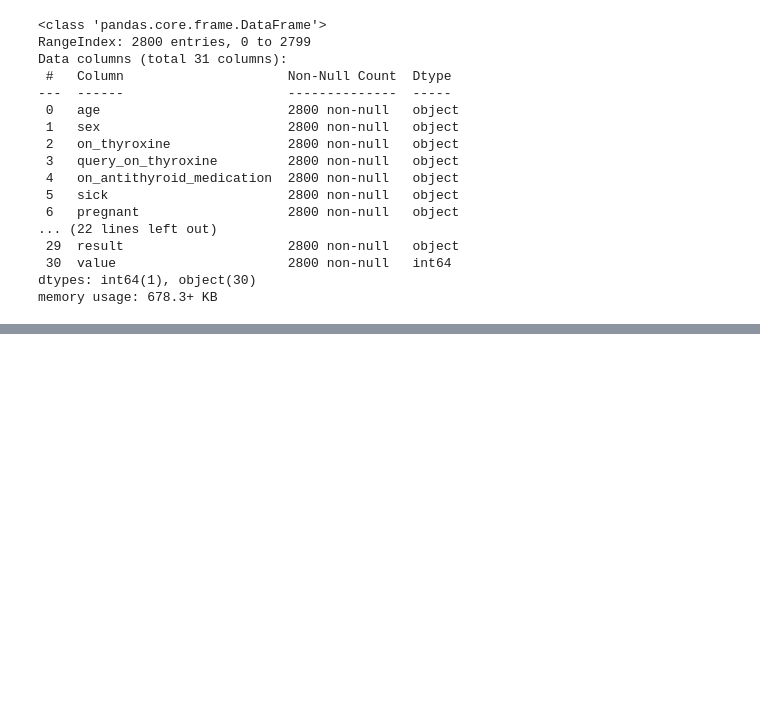
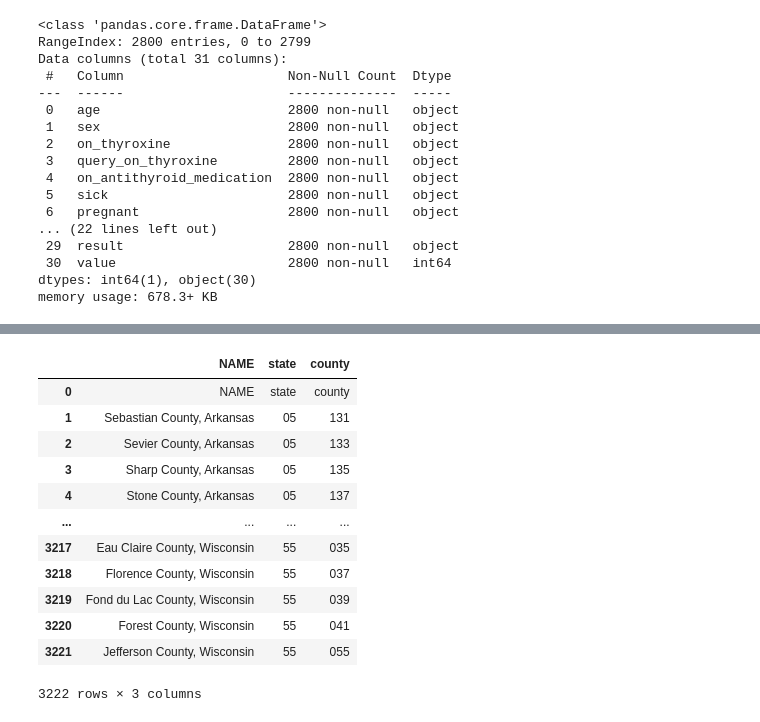
Before and after one commit to rajkonkret/PythonAnalizaDanychZus, a Jupyter notebook: day3/cwiczenie4.ipynb, the cells around one changed output, grey strips where cells are left out. Drawn from its saved outputs; the diff is of its cells as text; code cells hidden in the pictures; blank space fills up the shorter version.

```diff
--- a/day3/cwiczenie4.ipynb
+++ b/day3/cwiczenie4.ipynb
@@ -90,0 +162,17 @@ memory usage: 678.3+ KB
+# %%
+df.columns = df.iloc[0]
+df
+# %% [output]
+|  | NAME | state | county |
+| 0 | NAME | state | county |
+| 1 | Sebastian County, Arkansas | 05 | 131 |
+| 2 | Sevier County, Arkansas | 05 | 133 |
+| 3 | Sharp County, Arkansas | 05 | 135 |
+| 4 | Stone County, Arkansas | 05 | 137 |
+| ... | ... | ... | ... |
+| 3217 | Eau Claire County, Wisconsin | 55 | 035 |
+| 3218 | Florence County, Wisconsin | 55 | 037 |
+| 3219 | Fond du Lac County, Wisconsin | 55 | 039 |
+| 3220 | Forest County, Wisconsin | 55 | 041 |
+| 3221 | Jefferson County, Wisconsin | 55 | 055 |
+3222 rows × 3 columns
```
Also changed, not shown: parts of 10 cells of this notebook.
